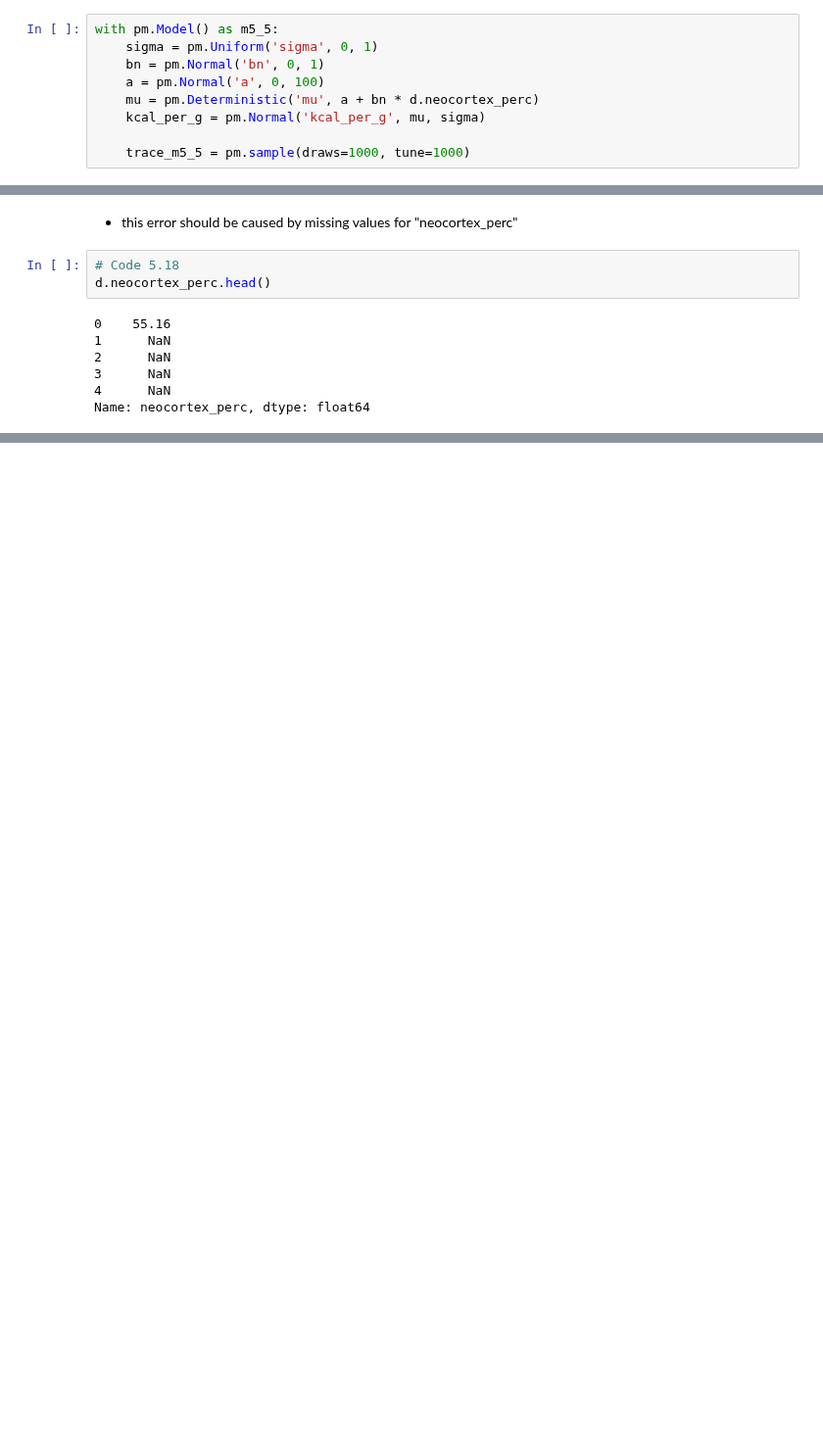
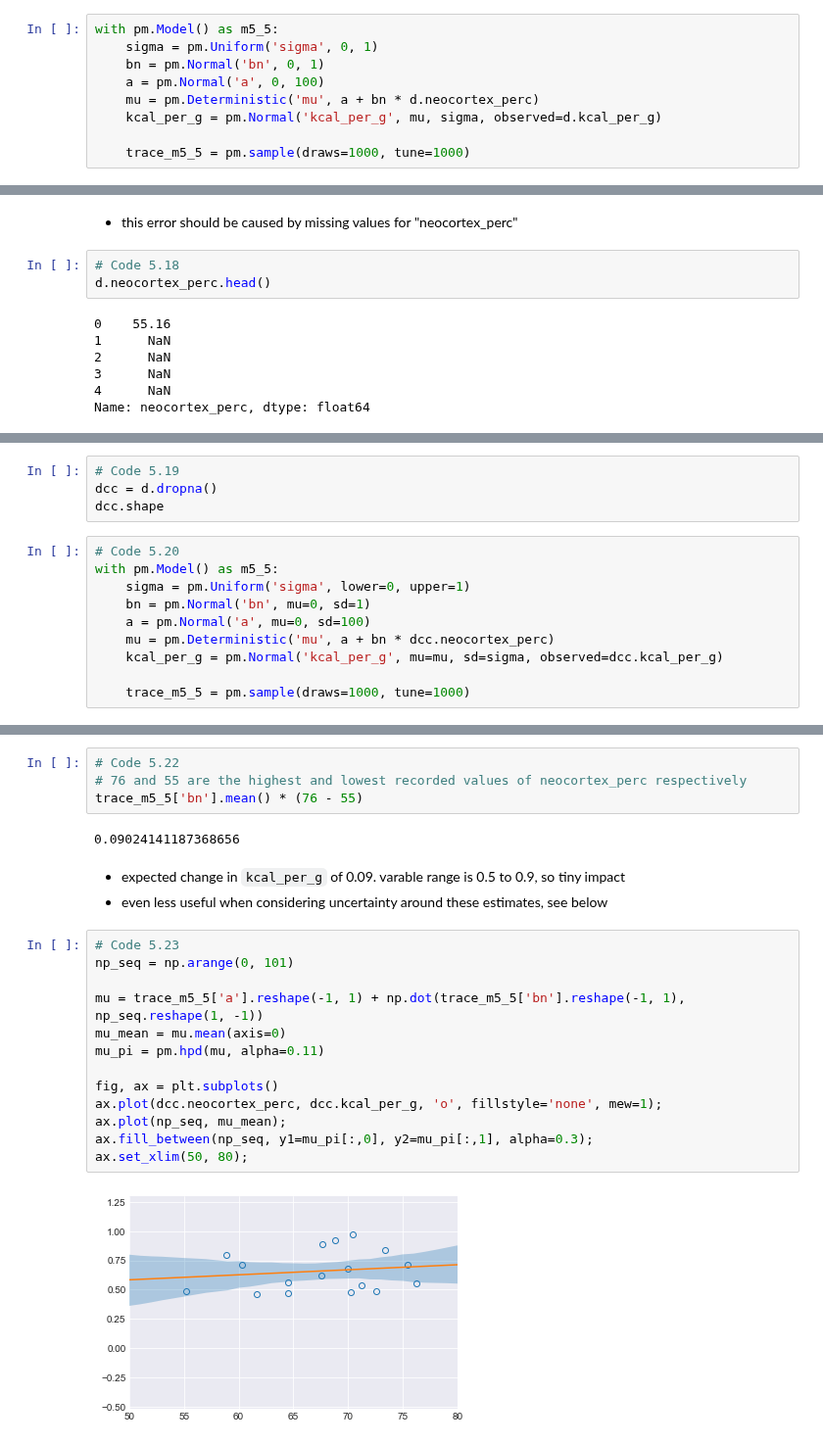
Before and after one commit to nwweber/statistical_rethinking, a Jupyter notebook: chapter_05_multivariate_linear_models.ipynb, the cells around one changed output, grey strips where cells are left out. Shown at 98% size. Saved outputs shown, nothing was run; the diff lists cells and outputs as text; blank space fills up the shorter version.

```diff
--- a/chapter_05_multivariate_linear_models.ipynb
+++ b/chapter_05_multivariate_linear_models.ipynb
@@ -562,7 +562,7 @@ with pm.Model() as m5_5:
     bn = pm.Normal('bn', 0, 1)
     a = pm.Normal('a', 0, 100)
     mu = pm.Deterministic('mu', a + bn * d.neocortex_perc)
-    kcal_per_g = pm.Normal('kcal_per_g', mu, sigma)
+    kcal_per_g = pm.Normal('kcal_per_g', mu, sigma, observed=d.kcal_per_g)
 
     trace_m5_5 = pm.sample(draws=1000, tune=1000)
 # %% [output]
@@ -581,0 +590,14 @@ Name: neocortex_perc, dtype: float64
+# %%
+# Code 5.19
+dcc = d.dropna()
+dcc.shape
+# %%
+# Code 5.20
+with pm.Model() as m5_5:
+    sigma = pm.Uniform('sigma', lower=0, upper=1)
+    bn = pm.Normal('bn', mu=0, sd=1)
+    a = pm.Normal('a', mu=0, sd=100)
+    mu = pm.Deterministic('mu', a + bn * dcc.neocortex_perc)
+    kcal_per_g = pm.Normal('kcal_per_g', mu=mu, sd=sigma, observed=dcc.kcal_per_g)
+
+    trace_m5_5 = pm.sample(draws=1000, tune=1000)
@@ -581,0 +623,24 @@ Name: neocortex_perc, dtype: float64
+# %%
+# Code 5.22
+# 76 and 55 are the highest and lowest recorded values of neocortex_perc respectively
+trace_m5_5['bn'].mean() * (76 - 55)
+# %% [output]
+0.09024141187368656
+# %% [markdown]
+* expected change in `kcal_per_g` of 0.09. varable range is 0.5 to 0.9, so tiny impact
+* even less useful when considering uncertainty around these estimates, see below
+# %%
+# Code 5.23
+np_seq = np.arange(0, 101)
+
+mu = trace_m5_5['a'].reshape(-1, 1) + np.dot(trace_m5_5['bn'].reshape(-1, 1), np_seq.reshape(1, -1))
+mu_mean = mu.mean(axis=0)
+mu_pi = pm.hpd(mu, alpha=0.11)
+
+fig, ax = plt.subplots()
+ax.plot(dcc.neocortex_perc, dcc.kcal_per_g, 'o', fillstyle='none', mew=1);
+ax.plot(np_seq, mu_mean);
+ax.fill_between(np_seq, y1=mu_pi[:,0], y2=mu_pi[:,1], alpha=0.3);
+ax.set_xlim(50, 80);
+# %% [output]
+[figure, added]
```
Also changed, not shown: parts of 6 cells of this notebook.
